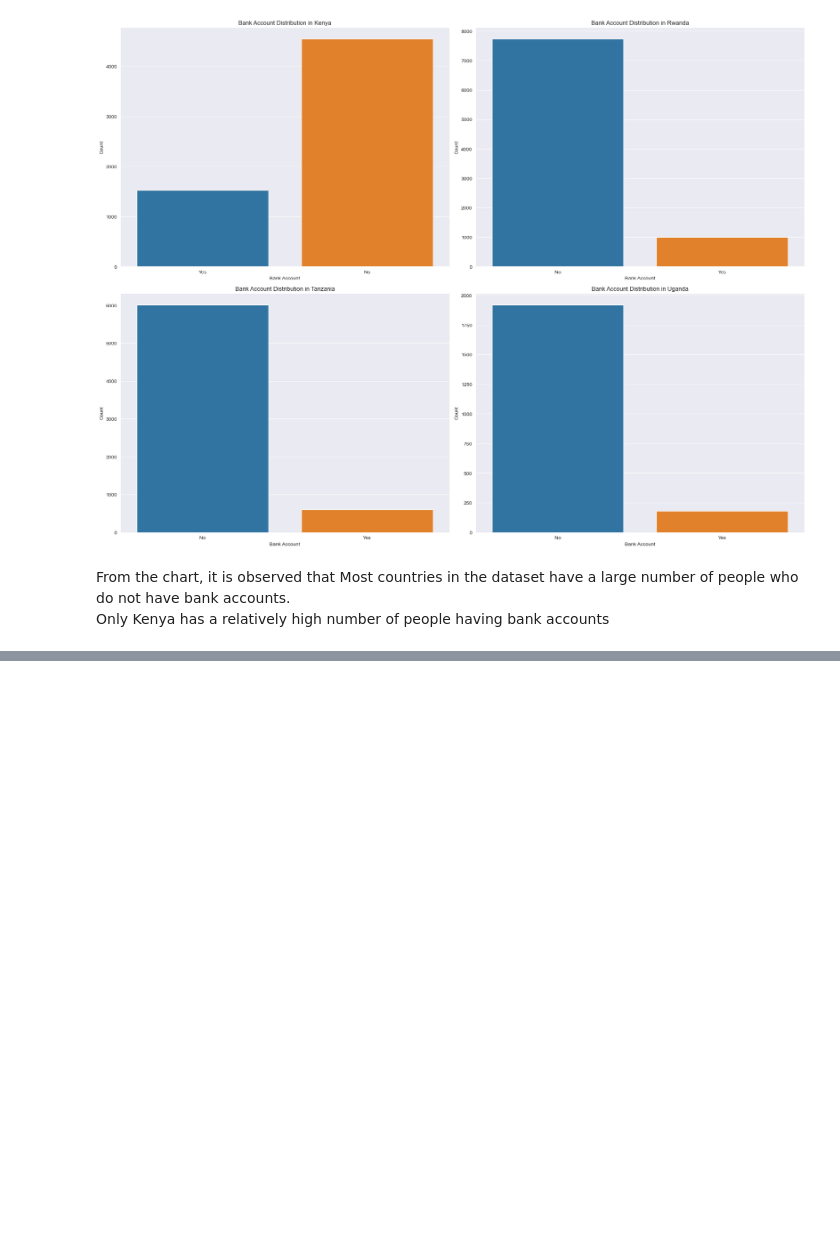
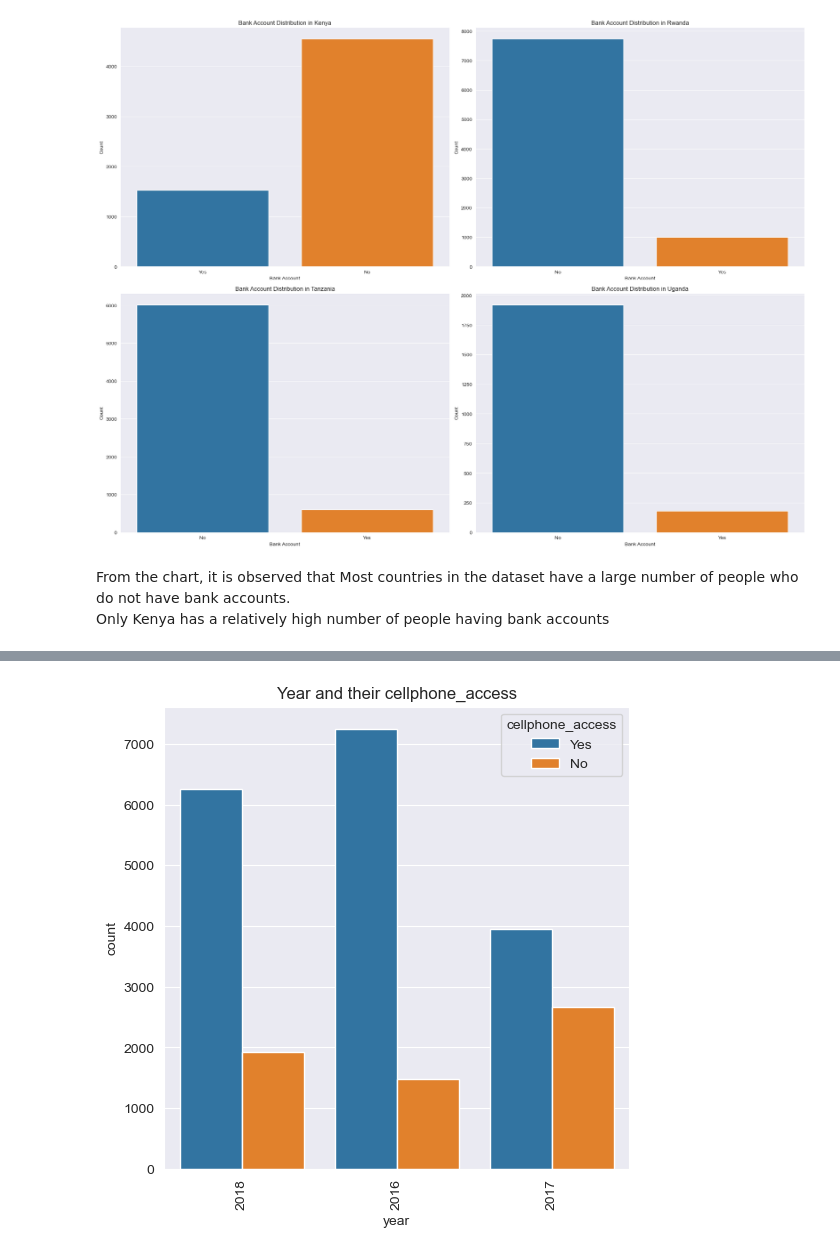
Before and after one commit to Jefest1/financial_inclusion, a Jupyter notebook: fin_inc.ipynb, the cells around one changed output, grey strips where cells are left out. Cells and saved outputs as stored; diff of their text form; code cells hidden in the pictures; blank space fills up the shorter version.

```diff
--- a/fin_inc.ipynb
+++ b/fin_inc.ipynb
@@ -288,0 +300,7 @@ KeyError: 'y'
+# %%
+# Comparing the number of phone users in the three years
+plt.figure(figsize=(6,6))
+sns.countplot(x='year', data=fin_data_df, hue='cellphone_access').set(title="Year and their cellphone_access")
+plt.xticks(rotation=90);
+# %% [output]
+[figure, added]
```
Also changed, not shown: parts of 8 cells of this notebook.
